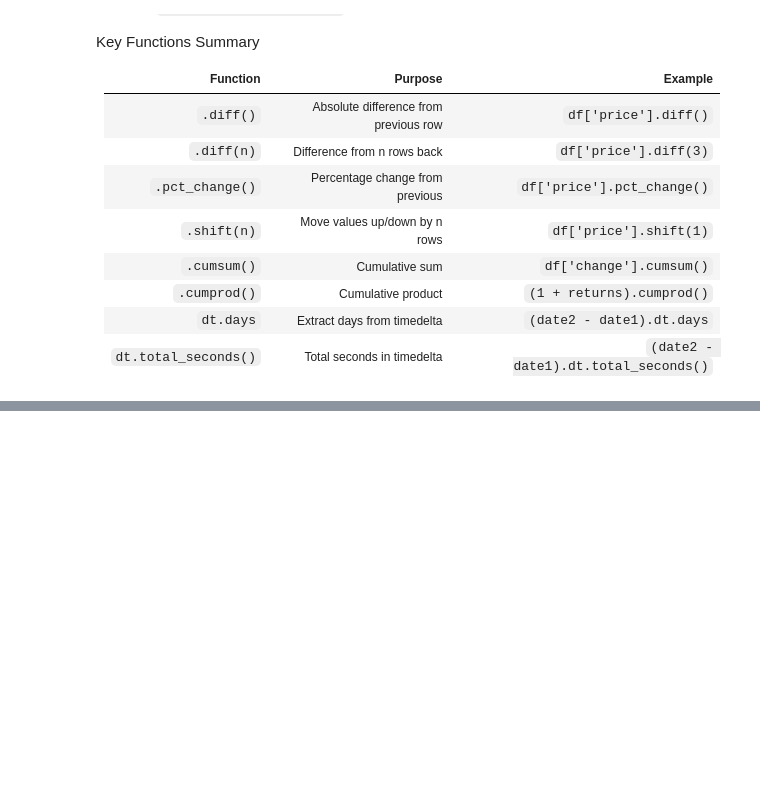
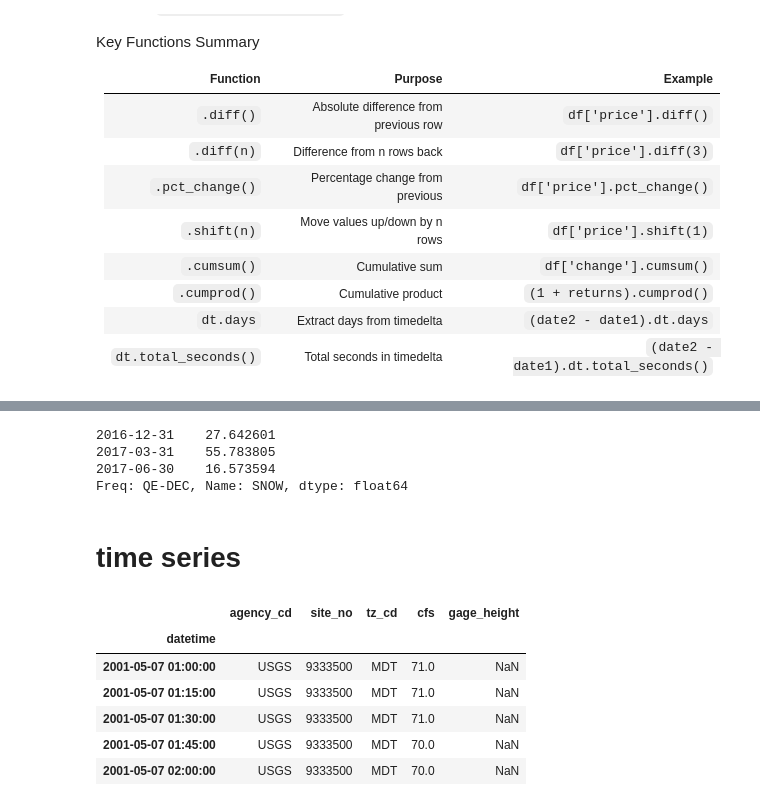
Before and after one commit to jeremyxtmeng/learning-pandas-plotting, a Jupyter notebook: learning_5_pandas_datetime.ipynb, the cells around one changed output, grey strips where cells are left out. Saved outputs shown, nothing was run; the diff lists cells and outputs as text; code cells hidden in the pictures; blank space fills up the shorter version.

```diff
--- a/learning_5_pandas_datetime.ipynb
+++ b/learning_5_pandas_datetime.ipynb
@@ -52,0 +73,8 @@ Key Functions Summary
+# %%
+import pandas as pd
+url = 'https://github.com/mattharrison/datasets'+\
+    '/raw/master/data/alta-noaa-1980-2019.csv'
+alta_df = pd.read_csv(url)
+dates = pd.to_datetime(alta_df.DATE)
+snow =alta_df['SNOW'].rename(dates)
+snow.resample('YE').mean().head(10)
@@ -52,0 +93,47 @@ Key Functions Summary
+# %%
+# monthly percent
+season2017 = snow.loc['2016-10':'2017-05']
+season2017.resample('QE').sum().div(season2017.sum()).mul(100)
+# %% [output]
+2016-12-31    27.642601
+2017-03-31    55.783805
+2017-06-30    16.573594
+Freq: QE-DEC, Name: SNOW, dtype: float64
+# %% [markdown]
+# time series
+# %%
+import pandas as pd
+import matplotlib.pyplot as plt
+import urllib.request
+def download_and_modify_url(url, local_filename):
+# Download the file from the URL
+    urllib.request.urlretrieve(url, local_filename)
+    with open(local_filename, 'r') as file:
+        lines = file.readlines()
+    with open(local_filename, 'w') as file:
+        for i, line in enumerate(lines):
+            if i <34 or i == 35:
+                continue
+            file.write(line)
+url = 'https://github.com/mattharrison/datasets/raw/master'\
+        '/data/dirtydevil.txt'
+
+local_filename = 'data/devilclean.txt'
+download_and_modify_url(url, local_filename)
+
+df = pd.read_csv('data/devilclean.txt',sep='\t')
+def tweak_river(df_):
+    return (df_.assign(datetime=pd.to_datetime(df_.datetime))\
+            .rename(columns={'144166_00060': 'cfs','144167_00065': 'gage_height'})\
+            .set_index('datetime')\
+            .loc[:, ['agency_cd', 'site_no', 'tz_cd', 'cfs', 'gage_height'] ])
+dd = tweak_river(df)
+dd.head(5)
+# %% [output]
+|  | agency_cd | site_no | tz_cd | cfs | gage_height |
+| datetime |  |  |  |  |  |
+| 2001-05-07 01:00:00 | USGS | 9333500 | MDT | 71.0 | NaN |
+| 2001-05-07 01:15:00 | USGS | 9333500 | MDT | 71.0 | NaN |
+| 2001-05-07 01:30:00 | USGS | 9333500 | MDT | 71.0 | NaN |
+| 2001-05-07 01:45:00 | USGS | 9333500 | MDT | 70.0 | NaN |
+| 2001-05-07 02:00:00 | USGS | 9333500 | MDT | 70.0 | NaN |
```
Also changed, not shown: parts of 11 cells of this notebook, 1 other file.
